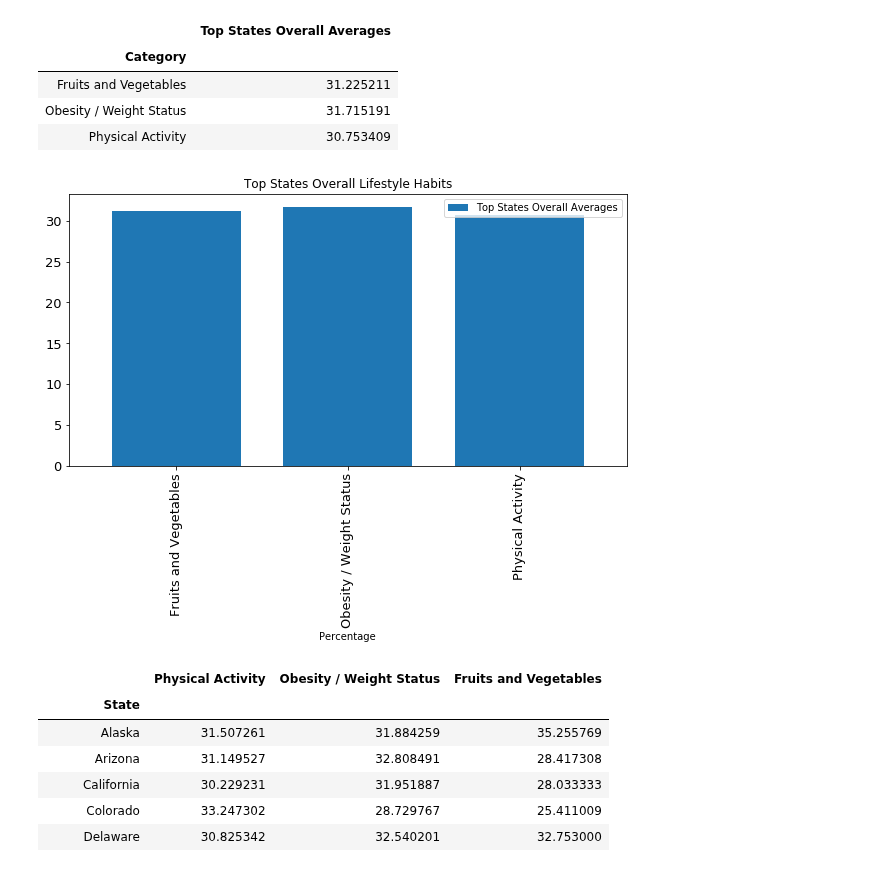
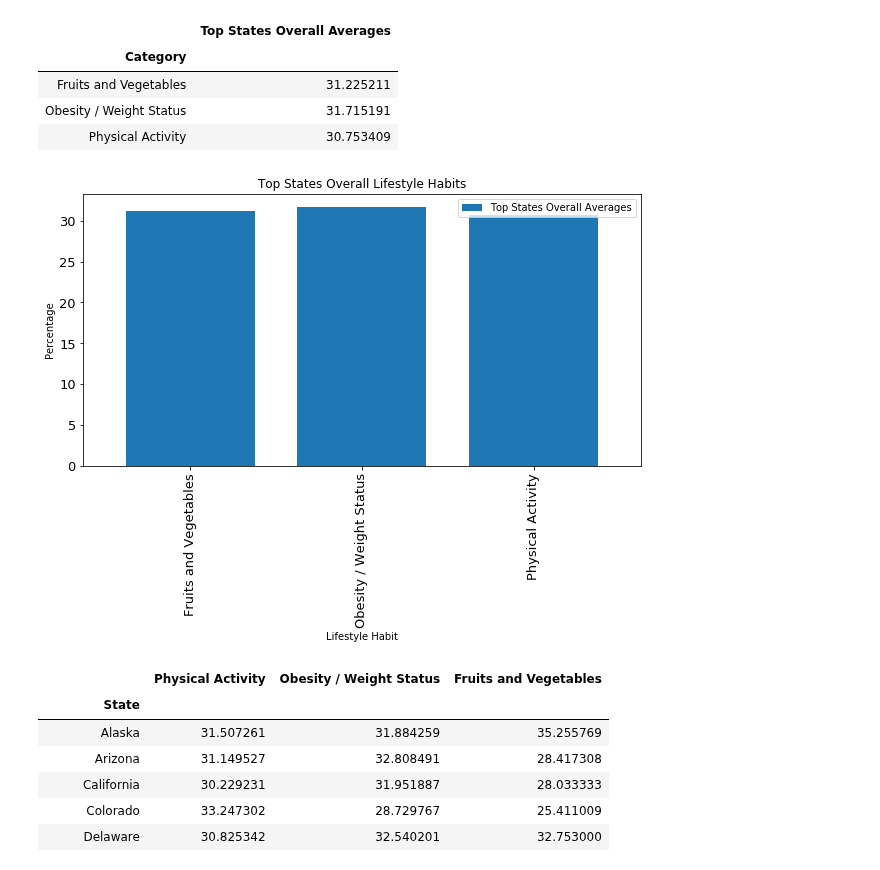
Before and after one commit to settinge/Cancer-and-Nonbiological-Variables, a Jupyter notebook: Lifestyle Data Code.ipynb, the cells around one changed output. Saved outputs shown, nothing was run; the diff lists cells and outputs as text; code cells hidden in the pictures.

Commit message:
adding lifestyle coding

```diff
--- a/Lifestyle Data Code.ipynb
+++ b/Lifestyle Data Code.ipynb
@@ -81,12 +84,13 @@ cat_topstates_data
 # %%
 #plotting the bar graph - Nationwide
 ax = cat_topstates_data.plot(kind='bar' ,figsize=(10,5), fontsize=13,width=0.75)
 plt.legend(loc='best')
 plt.title('Top States Overall Lifestyle Habits')
-plt.xlabel('Percentage')
+plt.xlabel('Lifestyle Habit')
+plt.ylabel('Percentage')
 plt.savefig('../Row-2-Group-Project/Top_States_Overall_Lifestyle_Bar_Chart.png',bbox_inches='tight')
 # %% [output]
-[figure, old version]
+[figure, new version]
 # %%
 #Creating a dataframe to gather data for bar chart
 years_selected = combined_data["Year"].isin(['2012','2013','2014','2015','2016'])
```
Also changed, not shown: parts of 7 cells of this notebook, 7 other files.
